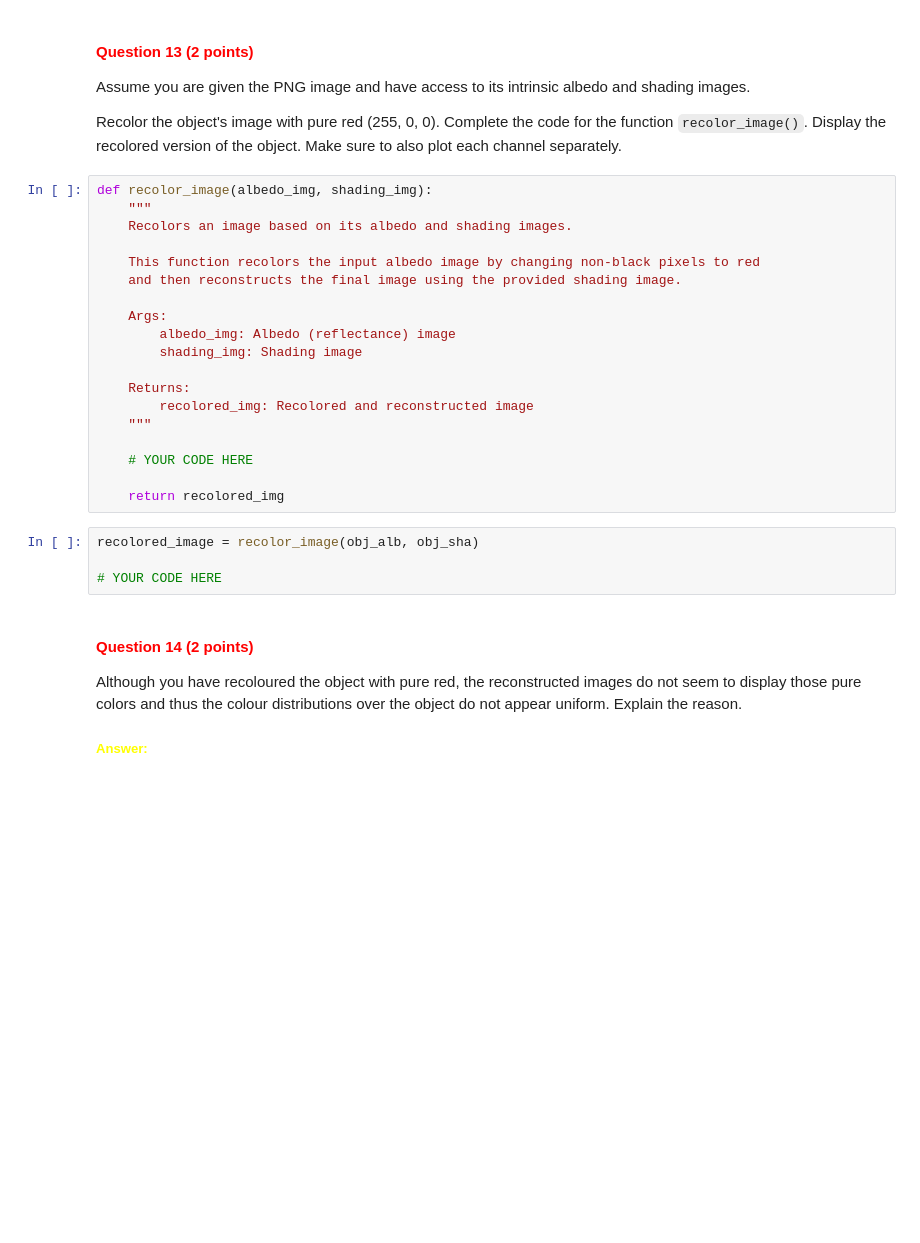
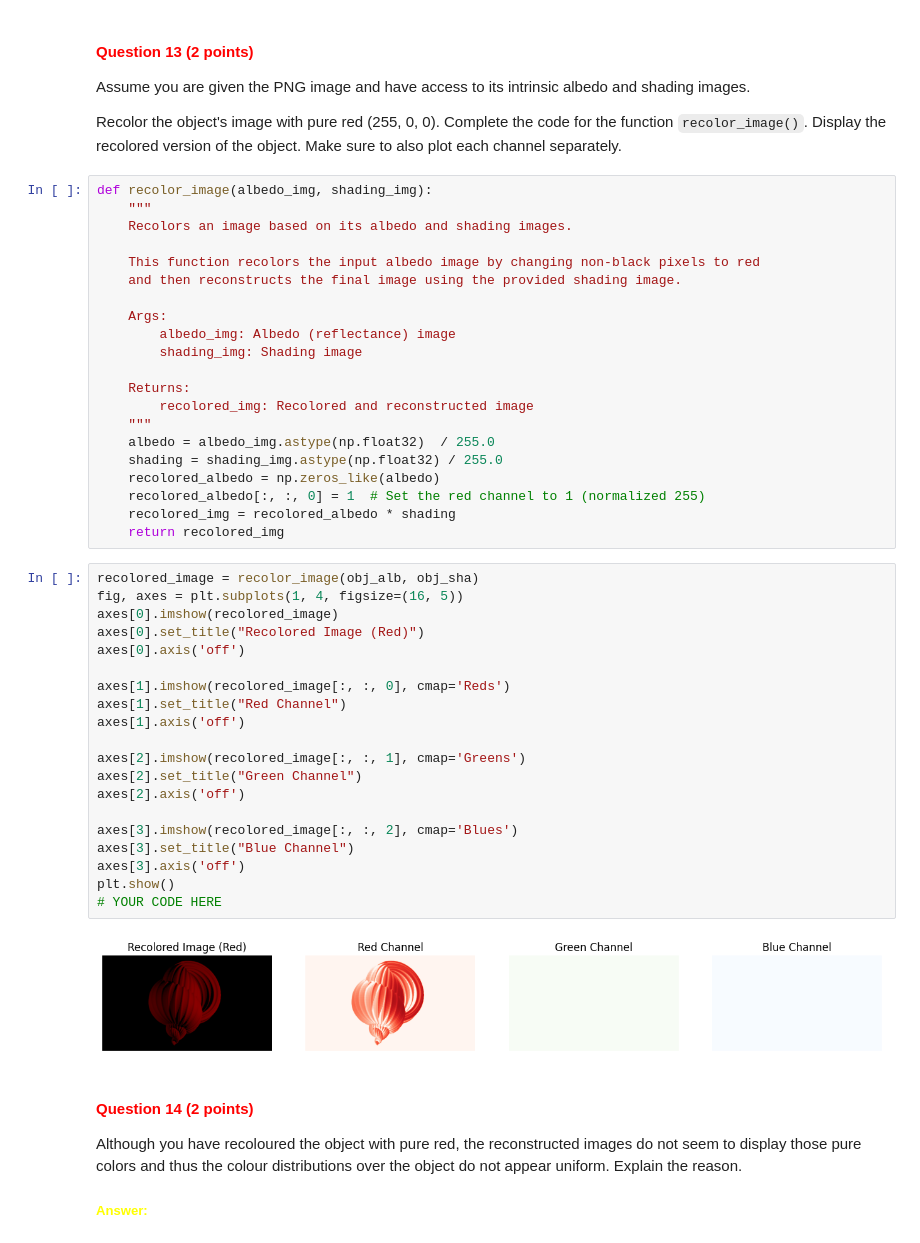
Before and after one commit to zzgsdddz/cv1_lab1, a Jupyter notebook: cv1-lab-1-main/cv1-lab-1.ipynb, the cells around one changed output. Cells and saved outputs as stored; diff of their text form; blank space fills up the shorter version.

```diff
--- a/cv1-lab-1-main/cv1-lab-1.ipynb
+++ b/cv1-lab-1-main/cv1-lab-1.ipynb
@@ -632,14 +665,34 @@ def recolor_image(albedo_img, shading_img):
     Returns:
         recolored_img: Recolored and reconstructed image
     """
-
-    # YOUR CODE HERE
-
+    albedo = albedo_img.astype(np.float32)  / 255.0
+    shading = shading_img.astype(np.float32) / 255.0
+    recolored_albedo = np.zeros_like(albedo)
+    recolored_albedo[:, :, 0] = 1  # Set the red channel to 1 (normalized 255)
+    recolored_img = recolored_albedo * shading
     return recolored_img
-# %%
-recolored_image = recolor_image(obj_alb, obj_sha)
-
-# YOUR CODE HERE
+# %%
+recolored_image = recolor_image(obj_alb, obj_sha)
+fig, axes = plt.subplots(1, 4, figsize=(16, 5))
+axes[0].imshow(recolored_image)
+axes[0].set_title("Recolored Image (Red)")
+axes[0].axis('off')
+
+axes[1].imshow(recolored_image[:, :, 0], cmap='Reds')
+axes[1].set_title("Red Channel")
+axes[1].axis('off')
+
+axes[2].imshow(recolored_image[:, :, 1], cmap='Greens')
+axes[2].set_title("Green Channel")
+axes[2].axis('off')
+
+axes[3].imshow(recolored_image[:, :, 2], cmap='Blues')
+axes[3].set_title("Blue Channel")
+axes[3].axis('off')
+plt.show()
+# YOUR CODE HERE
+# %% [output]
+[figure, added]
 # %% [markdown]
 <a id="question-14"></a>
 #### <font color='#FF0000'>Question 14 (2 points)</font>
```
Also changed, not shown: parts of 11 cells of this notebook.
